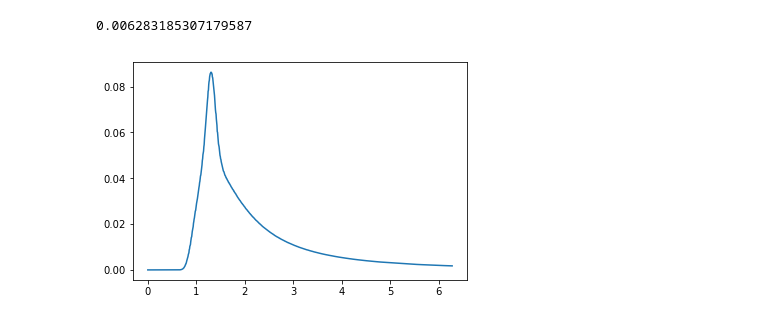
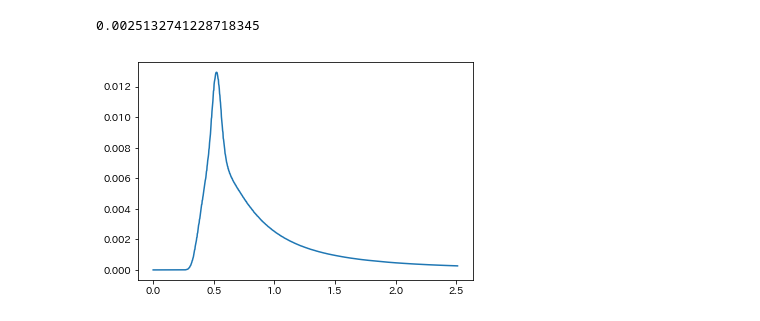
Before and after one commit to shiokoala/soturon, a Jupyter notebook: ship_rao copy 2.ipynb, the cells around one changed output. Cells and saved outputs as stored; diff of their text form; code cells hidden in the pictures.

```diff
--- a/ship_rao copy 2.ipynb
+++ b/ship_rao copy 2.ipynb
@@ -88,12 +15,12 @@ class JONSWAP:
 # %%
-jj = JONSWAP(1000,4,2)
+jj = ss.JONSWAP(1000,10,0.3)
 x=np.arange(0,jj.N*jj.delta_omega,jj.delta_omega)
 y=[]
 for i in range(jj.N):
     y.append(jj.waves[i].amp)
 
 plt.plot(x,y)
 print(jj.delta_omega)
 # %% [output]
-0.006283185307179587
+0.0025132741228718345
-[figure, old version]
+[figure, new version]
```
Also changed, not shown: parts of 19 cells of this notebook, 7 other files.
